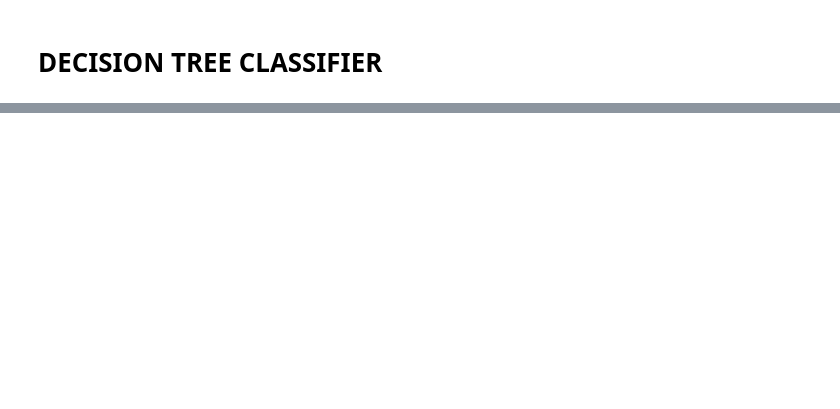
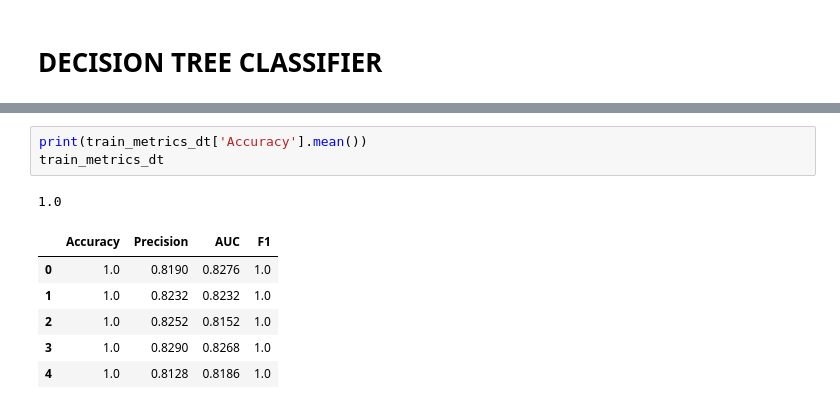
Before and after one commit to shaniaie/COGS-118A-Final-Project, a Jupyter notebook: Adult.ipynb, the cells around one changed output, grey strips where cells are left out. Saved outputs shown, nothing was run; the diff lists cells and outputs as text; blank space fills up the shorter version.

```diff
--- a/Adult.ipynb
+++ b/Adult.ipynb
@@ -294,0 +417,11 @@ clf = GridSearchCV(estimator=decisionTree, param_grid=param_grid, cv=KFold(n_spl
+# %%
+print(train_metrics_dt['Accuracy'].mean())
+train_metrics_dt
+# %% [output]
+1.0
+|  | Accuracy | Precision | AUC | F1 |
+| 0 | 1.0 | 0.8190 | 0.8276 | 1.0 |
+| 1 | 1.0 | 0.8232 | 0.8232 | 1.0 |
+| 2 | 1.0 | 0.8252 | 0.8152 | 1.0 |
+| 3 | 1.0 | 0.8290 | 0.8268 | 1.0 |
+| 4 | 1.0 | 0.8128 | 0.8186 | 1.0 |
```
Also changed, not shown: parts of 15 cells of this notebook.
